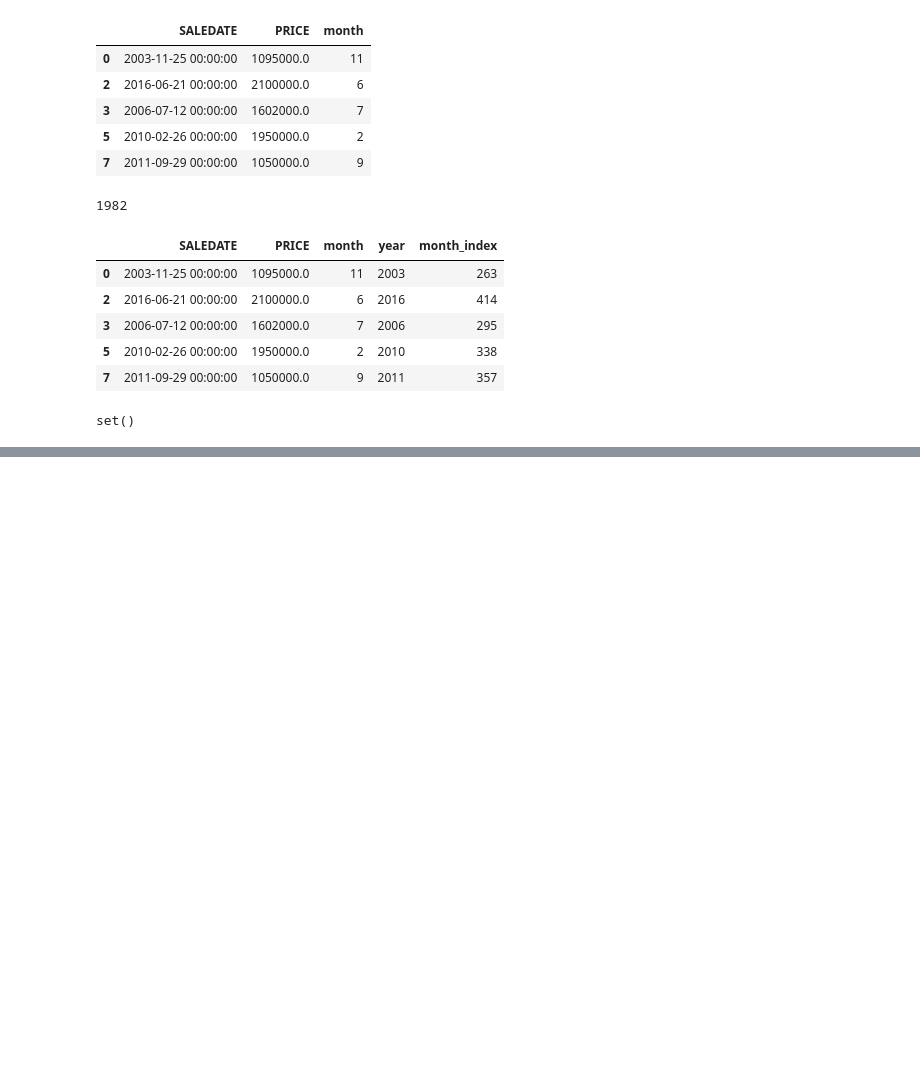
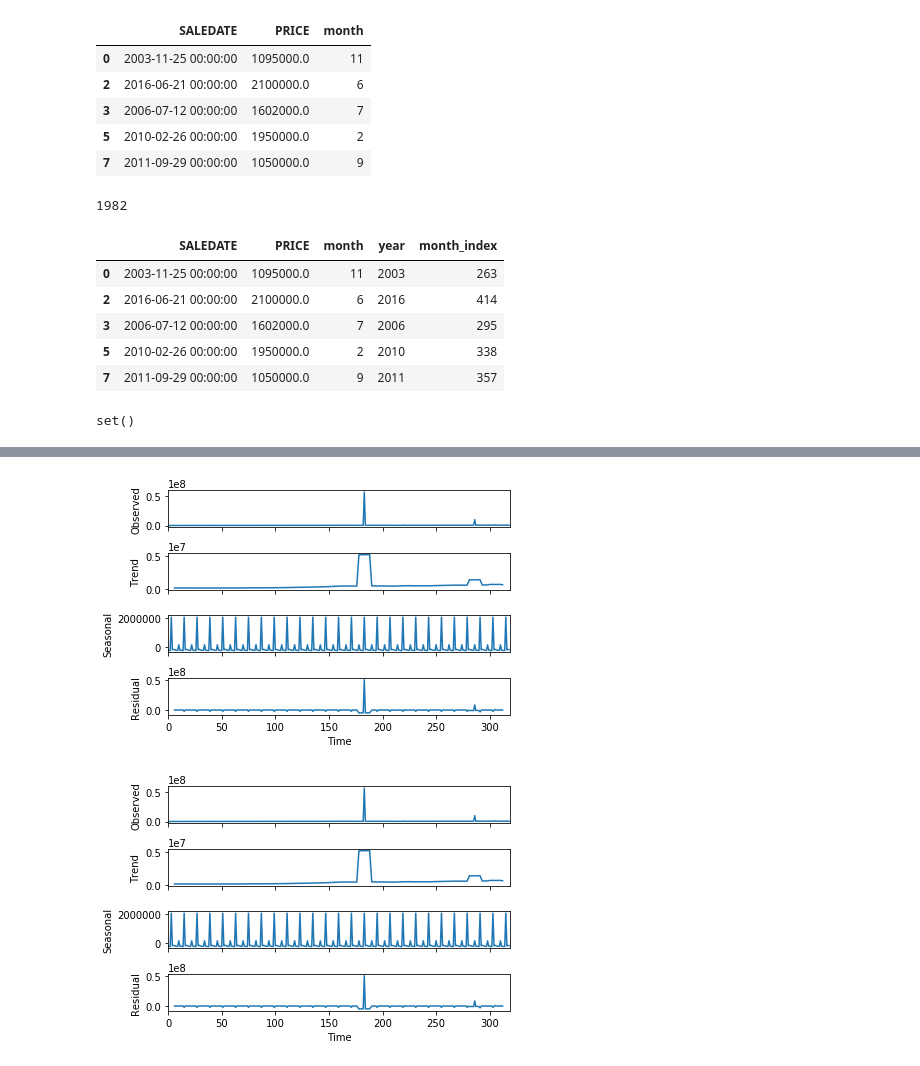
Before and after one commit to nt-ds/dc-residential-properties-analysis, a Jupyter notebook: eda/Housing_Exploration_Sean.ipynb, the cells around one changed output, grey strips where cells are left out. Saved outputs shown, nothing was run; the diff lists cells and outputs as text; code cells hidden in the pictures; blank space fills up the shorter version.

```diff
--- a/eda/Housing_Exploration_Sean.ipynb
+++ b/eda/Housing_Exploration_Sean.ipynb
@@ -583,0 +593,6 @@ AttributeError: 'Int64Index' object has no attribute 'inferred_freq'
+# %%
+gdf.price = gts
+# %%
+gdf.date = l
+# %%
+gdf.set_index('date')
@@ -583,0 +619,7 @@ AttributeError: 'Int64Index' object has no attribute 'inferred_freq'
+# %%
+sd = seasonal_decompose(gdf.price.values,freq=12)
+# %%
+sd.plot()
+# %% [output]
+[figure, added]
+[figure, added]
```
Also changed, not shown: parts of 5 cells of this notebook, 1 other file.
